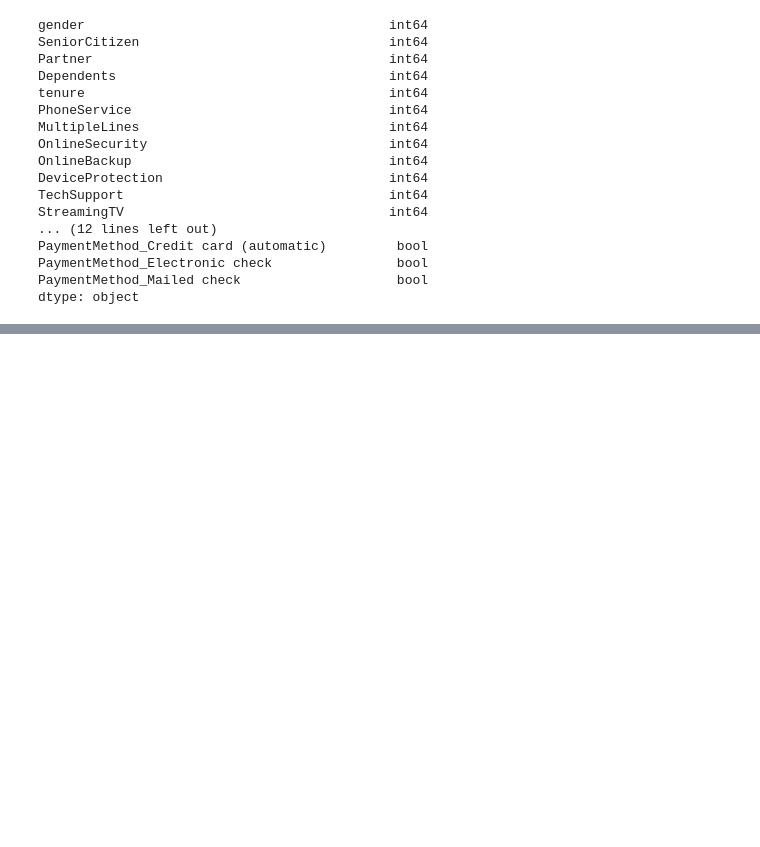
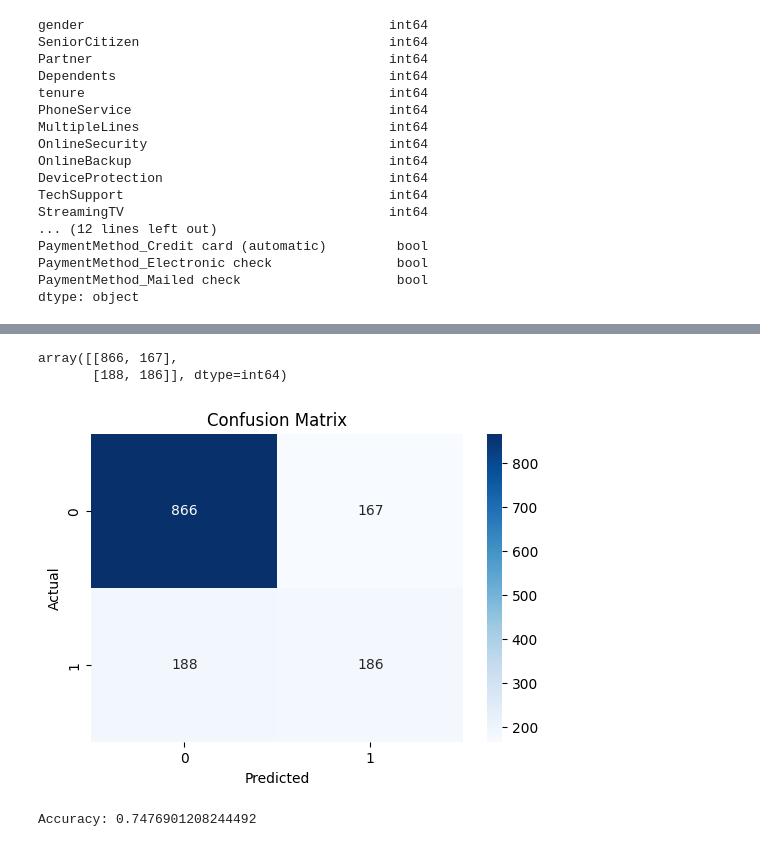
Before and after one commit to sky-shiva/CustomerChurnPred_DeepLearning, a Jupyter notebook: customer_churn_pred.ipynb, the cells around one changed output, grey strips where cells are left out. Saved outputs shown, nothing was run; the diff lists cells and outputs as text; code cells hidden in the pictures; blank space fills up the shorter version.

Commit message:
Customer churn pred completed with 75 accuracy

```diff
--- a/customer_churn_pred.ipynb
+++ b/customer_churn_pred.ipynb
@@ -304,0 +359,8 @@ X_test.shape
+# %%
+model.compile(
+    optimizer='adam',
+    loss='binary_crossentropy',
+    metrics=['accuracy']
+)
+# %%
+model.fit(X_train, y_train, epochs=100)
@@ -304,0 +399,3 @@ X_test.shape
+# %%
+y_pred = (model.predict(X_test) > 0.5).astype(int)
+y_pred[:10]
@@ -304,0 +439,26 @@ X_test.shape
+# %%
+cm = confusion_matrix(y_test, y_pred)
+cm
+# %% [output]
+array([[866, 167],
+       [188, 186]], dtype=int64)
+# %%
+plt.figure(figsize=(6,4))
+
+sns.heatmap(cm,
+            annot=True,
+            fmt='d',
+            cmap='Blues')
+
+plt.xlabel("Predicted")
+plt.ylabel("Actual")
+plt.title("Confusion Matrix")
+
+plt.show()
+# %% [output]
+[figure, added]
+# %%
+accuracy = accuracy_score(y_test, y_pred)
+print("Accuracy:", accuracy)
+# %% [output]
+Accuracy: 0.7476901208244492
```
Also changed, not shown: parts of 21 cells of this notebook.
